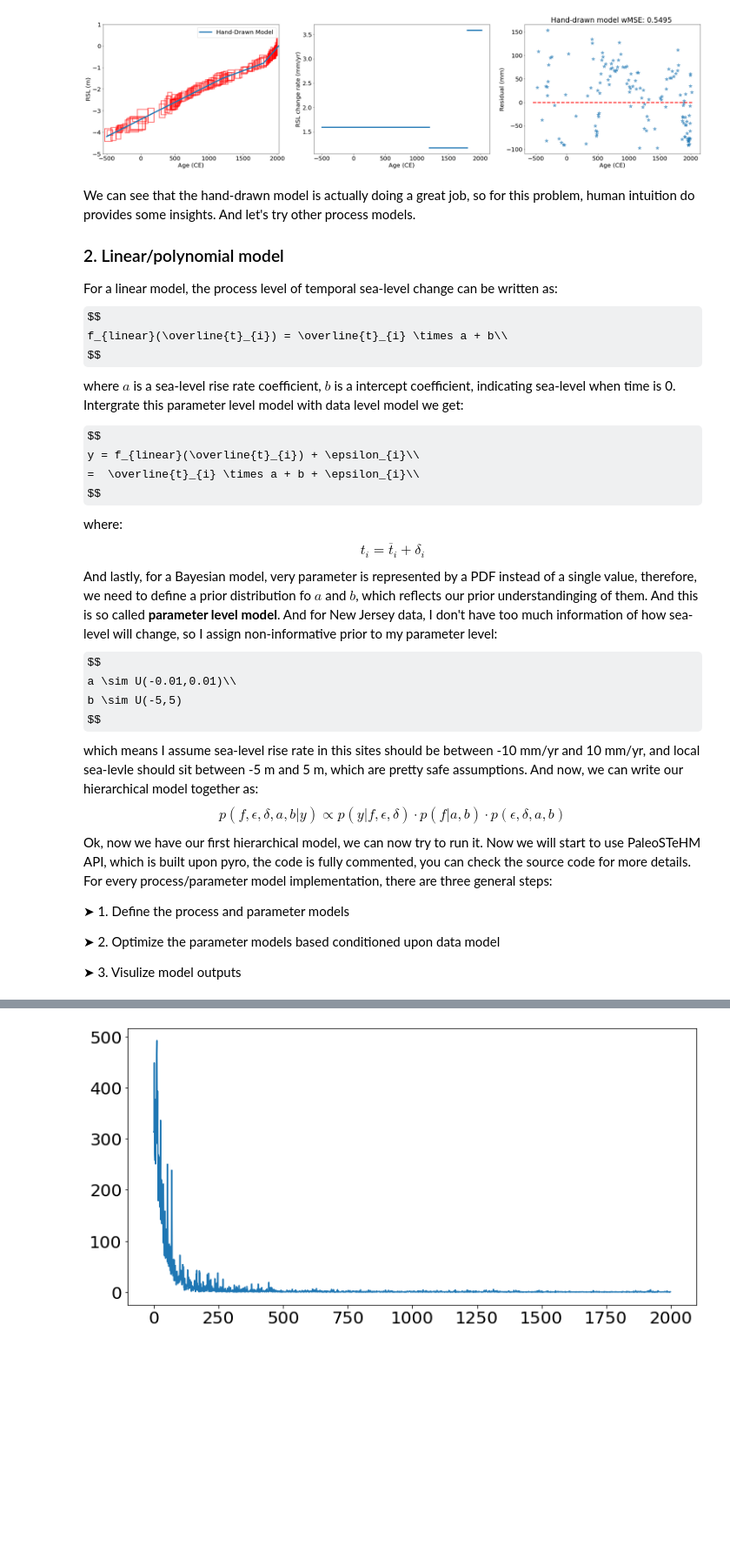
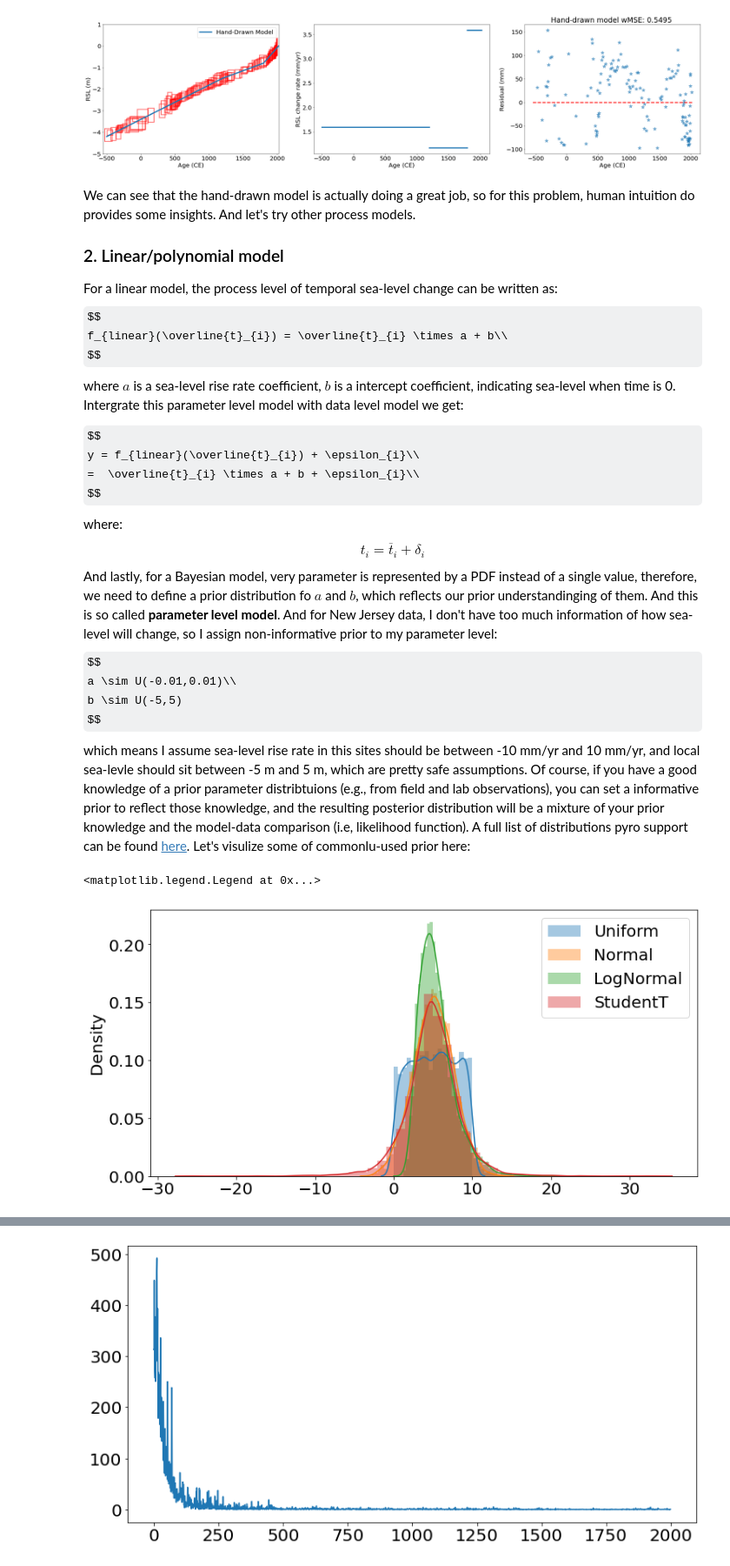
Before and after one commit to radical-collaboration/PaleoSTeHM, a Jupyter notebook: Tutorials/1. Introduction/2. Process level modelling.ipynb, the cells around one changed output, grey strips where cells are left out. Shown at 87% size. Saved outputs shown, nothing was run; the diff lists cells and outputs as text; code cells hidden in the pictures; some formulas as TeX source; blank space fills up the shorter version.

```diff
--- a/Tutorials/1. Introduction/2. Process level modelling.ipynb
+++ b/Tutorials/1. Introduction/2. Process level modelling.ipynb
@@ -148,14 +150,18 @@ $$
 a \sim U(-0.01,0.01)\\
 b \sim U(-5,5)
 $$
-which means I assume sea-level rise rate in this sites should be between -10 mm/yr and 10 mm/yr, and local sea-levle should sit between -5 m and 5 m, which are pretty safe assumptions. And now, we can write our hierarchical model together as:
-$$
-p(f,\epsilon,\delta, a, b|y) \propto p(y|f,\epsilon,\delta) \cdot p(f|a,b) \cdot p(\epsilon,\delta, a, b)
-$$
-Ok, now we have our first hierarchical model, we can now try to run it. Now we will start to use PaleoSTeHM API, which is built upon pyro, the code is fully commented, you can check the source code for more details. For every process/parameter model implementation, there are three general steps:
-
-&#10148; 1. Define the process and parameter models
-
-&#10148; 2. Optimize the parameter models based conditioned upon data model
-
-&#10148; 3. Visulize model outputs
+which means I assume sea-level rise rate in this sites should be between -10 mm/yr and 10 mm/yr, and local sea-levle should sit between -5 m and 5 m, which are pretty safe assumptions. Of course, if you have a good knowledge of a prior parameter distribtuions (e.g., from field and lab observations), you can set a informative prior to reflect those knowledge, and the resulting posterior distribution will be a mixture of your prior knowledge and the model-data comparison (i.e, likelihood function). A full list of distributions pyro support can be found [here](https://docs.pyro.ai/en/stable/distributions.html). Let's visulize some of commonlu-used prior here:
+# %%
+import pyro.distributions as dist
+uniform_prior = dist.Uniform(0,10).sample([5000]).numpy()
+normal_prior = dist.Normal(5,2.5).sample([5000]).numpy()
+lognormal_prior = dist.LogNormal(np.log(5),0.4).sample([5000]).numpy()
+studentt_prior = dist.StudentT(df = 4,loc=5,scale=2.5).sample([5000]).numpy()
+sns.distplot(uniform_prior,label='Uniform')
+sns.distplot(normal_prior,label='Normal')
+sns.distplot(lognormal_prior,label='LogNormal')
+sns.distplot(studentt_prior,label='StudentT')
+plt.legend()
+# %% [output]
+<matplotlib.legend.Legend at 0x...>
+[figure, added]
```
Also changed, not shown: parts of 8 cells of this notebook, 3 other files.
